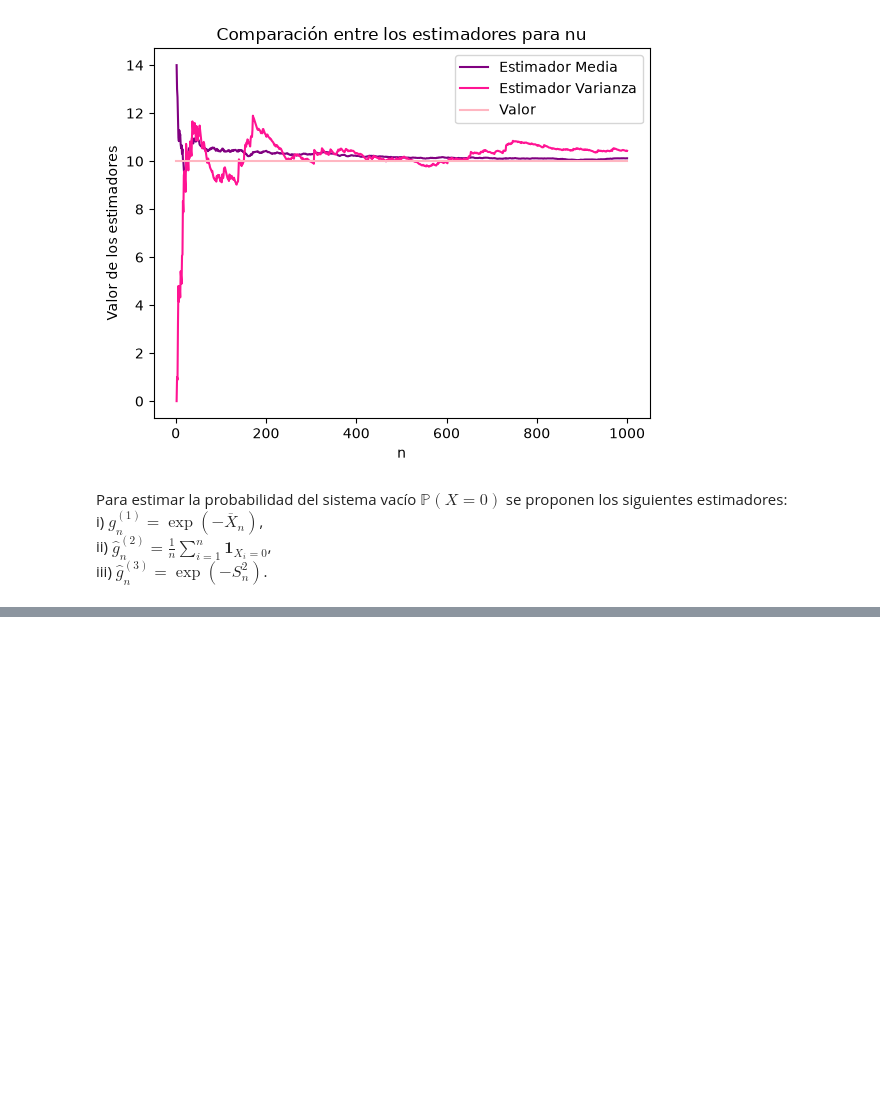
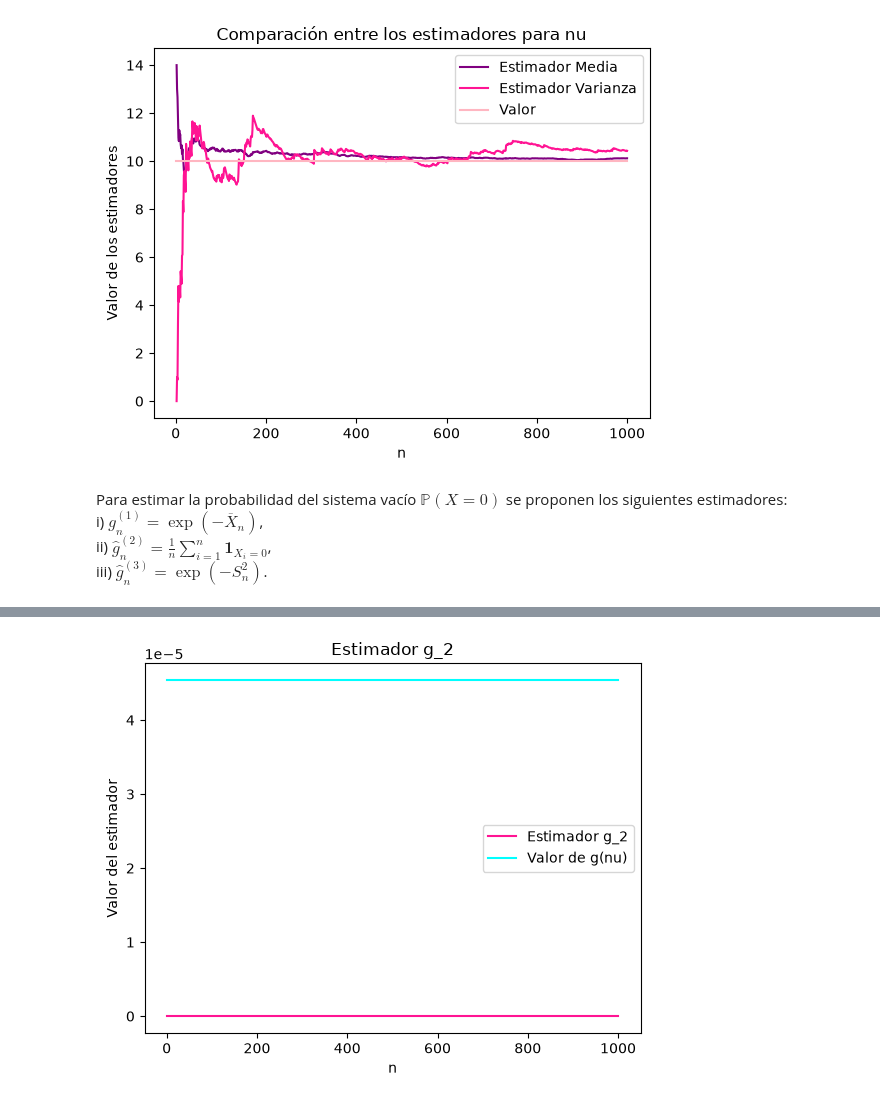
Before and after one commit to benjitabravocarvajal-spec/Tarea-1-estadistica, a Jupyter notebook: notebooks/tarea_1_parte_2.ipynb, the cells around one changed output, grey strips where cells are left out. Saved outputs shown, nothing was run; the diff lists cells and outputs as text; code cells hidden in the pictures; blank space fills up the shorter version.

```diff
--- a/notebooks/tarea_1_parte_2.ipynb
+++ b/notebooks/tarea_1_parte_2.ipynb
@@ -103,0 +108,11 @@ valor_g_nu = np.full(n, np.exp(-10))
+# %%
+plt.plot(cantidad, g2, color="deeppink",label="Estimador g_2")
+plt.plot(cantidad, valor_g_nu, color="cyan", label="Valor de g(nu)")
+plt.xlabel("n")
+plt.ylabel("Valor del estimador")
+plt.title("Estimador g_2")
+plt.legend()
+plt.savefig("results/estimador_g2.png")
+plt.show()
+# %% [output]
+[figure, added]
```
Also changed, not shown: parts of 4 cells of this notebook, 5 other files.
